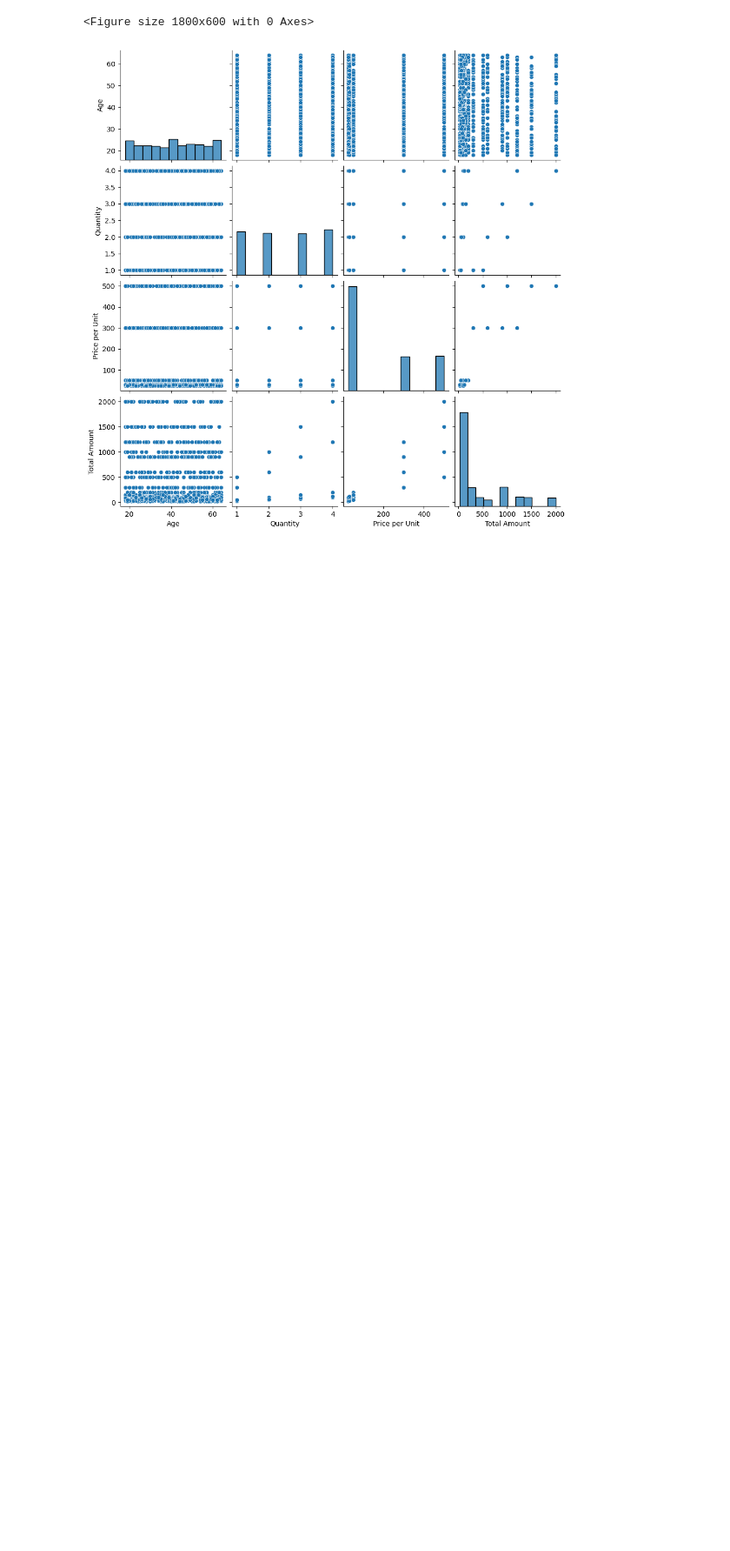
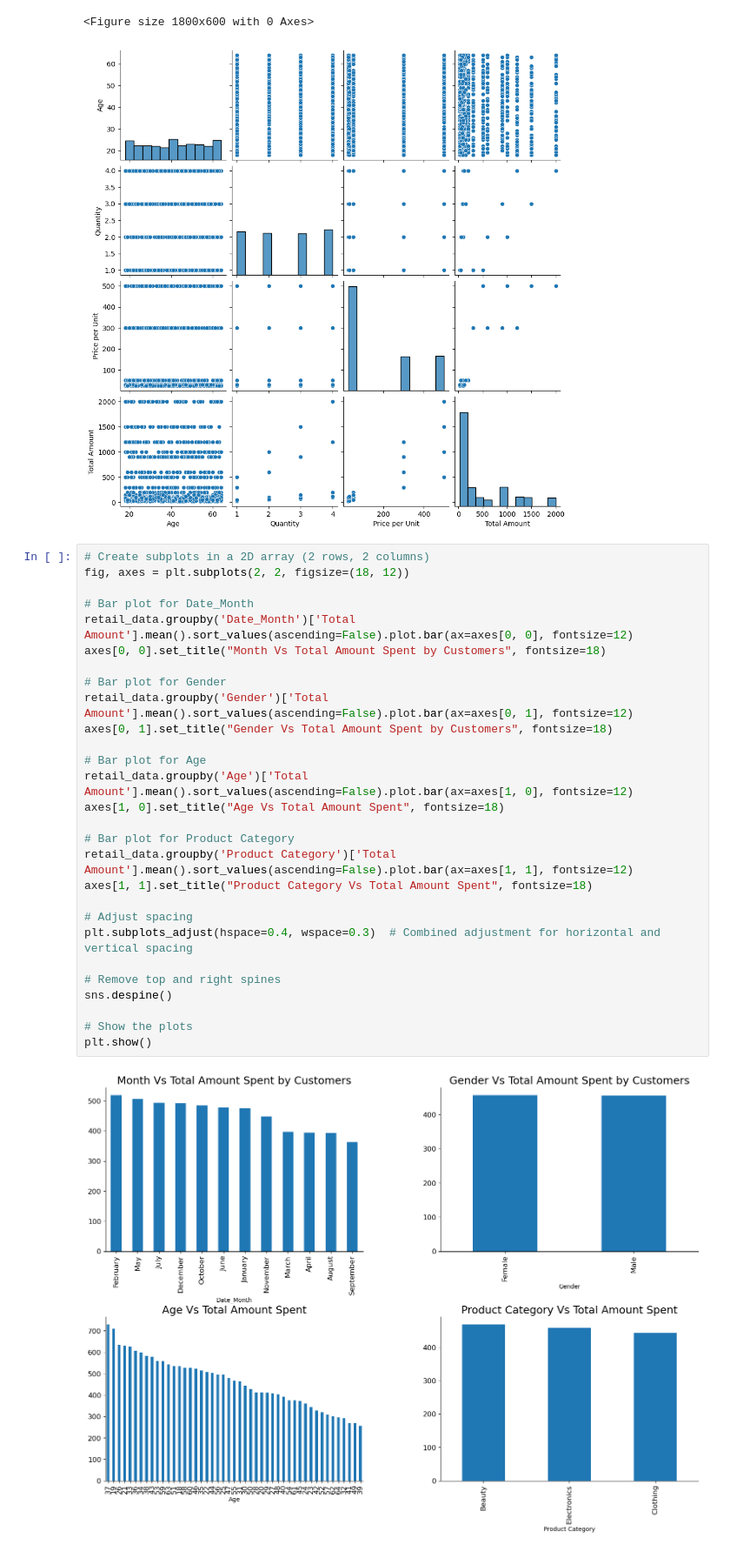
Before and after one commit to Team9DSI/Retail-Sales-and-Customer-Demographics, a Jupyter notebook: data/processed/EDA_Srujana.ipynb, the cells around one changed output. Shown at 87% size. Cells and saved outputs as stored; diff of their text form; blank space fills up the shorter version.

```diff
--- a/data/processed/EDA_Srujana.ipynb
+++ b/data/processed/EDA_Srujana.ipynb
@@ -232,3 +241,33 @@ plt.show()
 # %% [output]
 <Figure size 1800x600 with 0 Axes>
 [figure]
+# %%
+# Create subplots in a 2D array (2 rows, 2 columns)
+fig, axes = plt.subplots(2, 2, figsize=(18, 12))
+
+# Bar plot for Date_Month
+retail_data.groupby('Date_Month')['Total Amount'].mean().sort_values(ascending=False).plot.bar(ax=axes[0, 0], fontsize=12)
+axes[0, 0].set_title("Month Vs Total Amount Spent by Customers", fontsize=18)
+
+# Bar plot for Gender
+retail_data.groupby('Gender')['Total Amount'].mean().sort_values(ascending=False).plot.bar(ax=axes[0, 1], fontsize=12)
+axes[0, 1].set_title("Gender Vs Total Amount Spent by Customers", fontsize=18)
+
+# Bar plot for Age
+retail_data.groupby('Age')['Total Amount'].mean().sort_values(ascending=False).plot.bar(ax=axes[1, 0], fontsize=12)
+axes[1, 0].set_title("Age Vs Total Amount Spent", fontsize=18)
+
+# Bar plot for Product Category
+retail_data.groupby('Product Category')['Total Amount'].mean().sort_values(ascending=False).plot.bar(ax=axes[1, 1], fontsize=12)
+axes[1, 1].set_title("Product Category Vs Total Amount Spent", fontsize=18)
+
+# Adjust spacing
+plt.subplots_adjust(hspace=0.4, wspace=0.3)  # Combined adjustment for horizontal and vertical spacing
+
+# Remove top and right spines
+sns.despine()
+
+# Show the plots
+plt.show()
+# %% [output]
+[figure, added]
```
Also changed, not shown: parts of 1 cell of this notebook.
